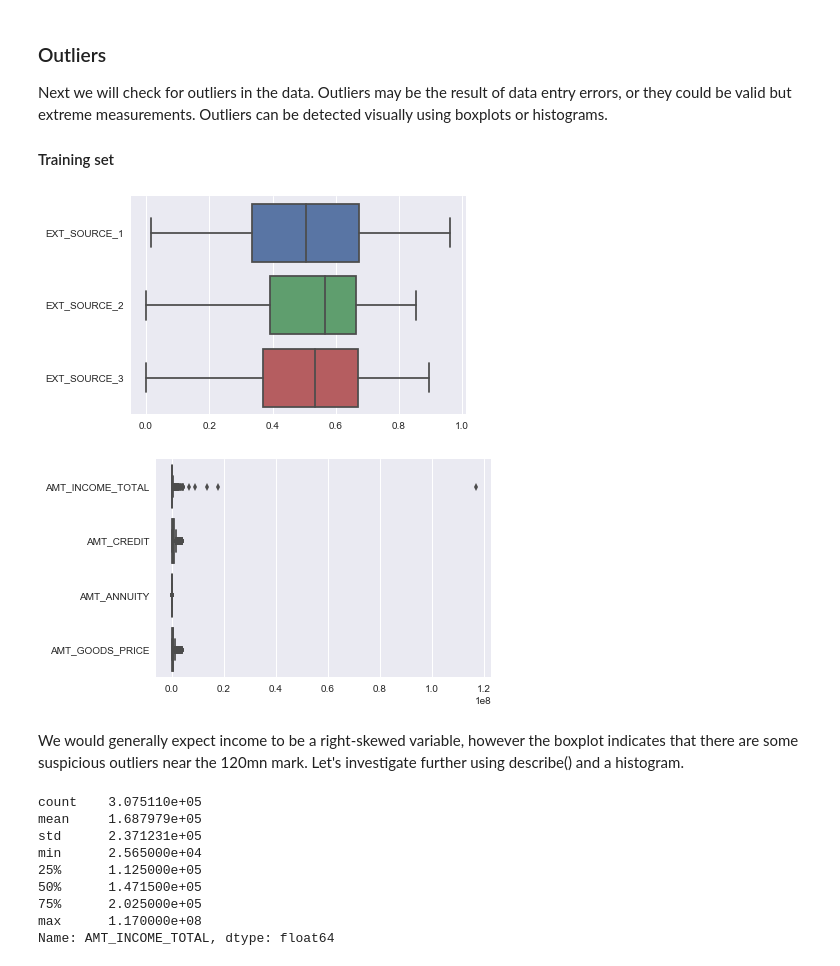
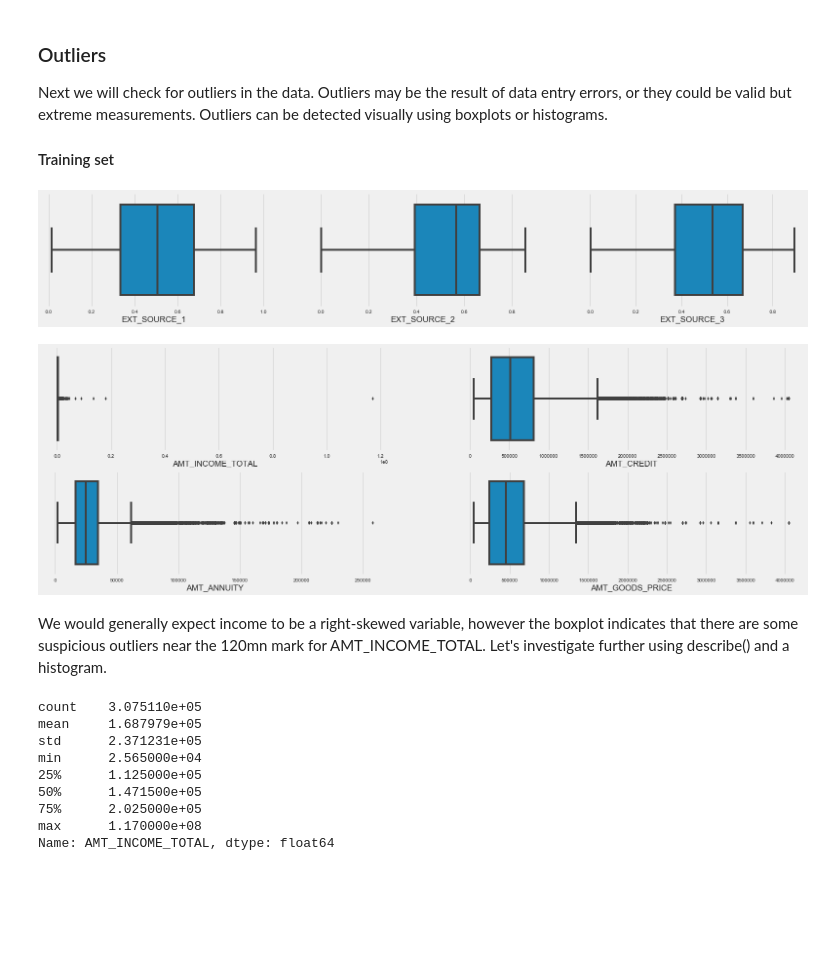
Before and after one commit to chelsealuisa/home-credit, a Jupyter notebook: home-credit-eda.ipynb, the cells around one changed output. Drawn from its saved outputs; the diff is of its cells as text; code cells hidden in the pictures; blank space fills up the shorter version.

```diff
--- a/home-credit-eda.ipynb
+++ b/home-credit-eda.ipynb
@@ -127,18 +127,28 @@ We appear to have an imbalanced class problem. Many more people were classified
 ### Outliers
 Next we will check for outliers in the data. Outliers may be the result of data entry errors, or they could be valid but extreme measurements. Outliers can be detected visually using boxplots or histograms.
 #### Training set
+# %%
+# Define a function for creating boxplots
+def plot_boxplots(df,vars_list,nrows,ncols):
+    data = df
+    plt.figure(figsize=(25,4*nrows))
+    for i,col in enumerate(vars_list):
+        plt.subplot(nrows, ncols, i+1)
+        sns.boxplot(data.loc[data[col].notnull(),col], orient="h")
+        plt.xlabel(col)
+    plt.show()
 # %%
 # Boxplots for external credit score variables
-sns.boxplot(x=app_train[['EXT_SOURCE_1','EXT_SOURCE_2','EXT_SOURCE_3']],orient="h");
+plot_boxplots(app_train,['EXT_SOURCE_1','EXT_SOURCE_2','EXT_SOURCE_3'],1,3)
 # %% [output]
-[figure, old version]
+[figure, new version]
 # %%
 # Boxplots for dollar value variables
-sns.boxplot(app_train[['AMT_INCOME_TOTAL', 'AMT_CREDIT', 'AMT_ANNUITY', 'AMT_GOODS_PRICE']],orient="h");
+plot_boxplots(app_train,['AMT_INCOME_TOTAL', 'AMT_CREDIT', 'AMT_ANNUITY', 'AMT_GOODS_PRICE'],2,2)
 # %% [output]
-[figure, old version]
+[figure, new version]
 # %% [markdown]
-We would generally expect income to be a right-skewed variable, however the boxplot indicates that there are some suspicious outliers near the 120mn mark. Let's investigate further using describe() and a histogram.
+We would generally expect income to be a right-skewed variable, however the boxplot indicates that there are some suspicious outliers near the 120mn mark for AMT_INCOME_TOTAL. Let's investigate further using describe() and a histogram.
 # %%
 app_train['AMT_INCOME_TOTAL'].describe()
 # %% [output]
```
Also changed, not shown: parts of 52 cells of this notebook.
